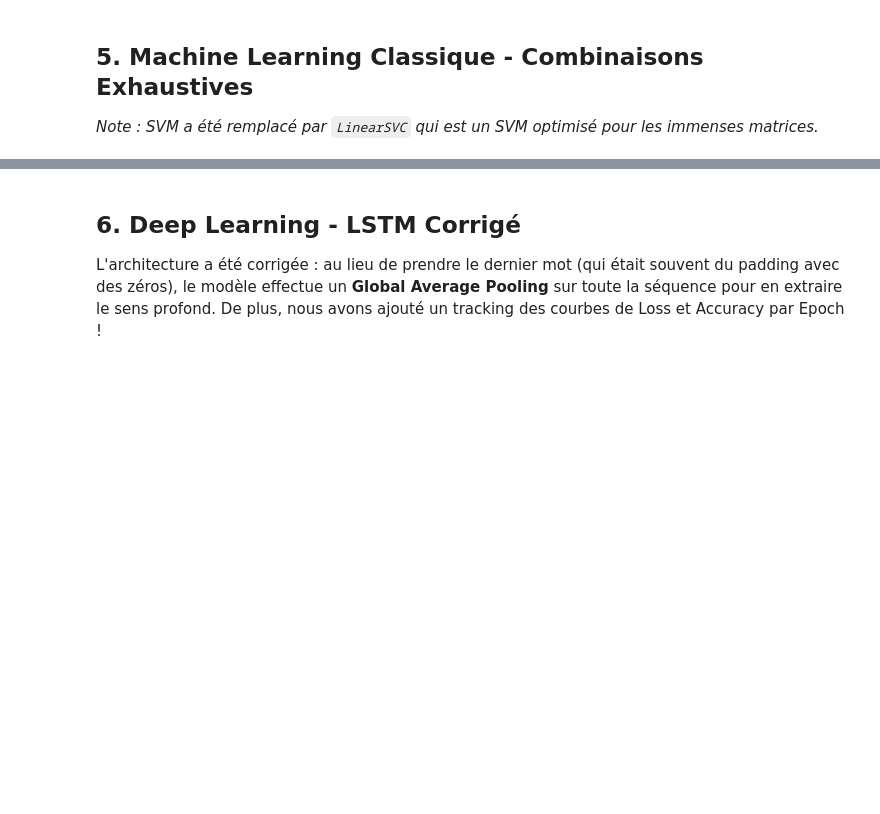
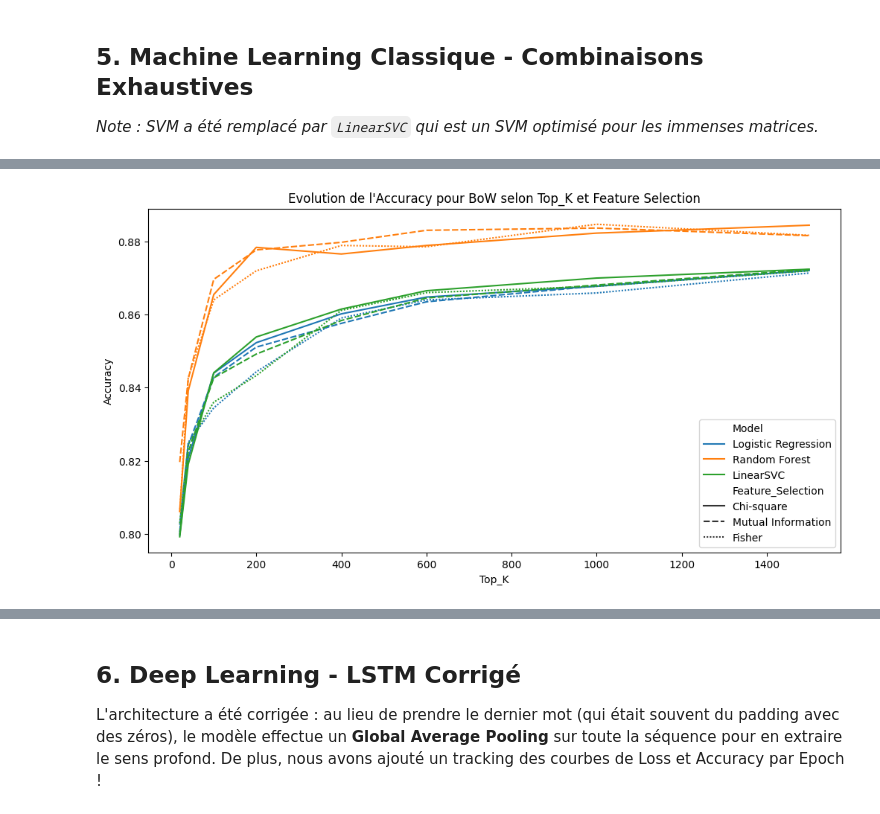
Before and after one commit to OmarElkhali/Fake-News-Detection, a Jupyter notebook: FakeNews_Pipeline_Complete.ipynb, the cells around one changed output, grey strips where cells are left out. Cells and saved outputs as stored; diff of their text form; code cells hidden in the pictures; blank space fills up the shorter version.

```diff
--- a/FakeNews_Pipeline_Complete.ipynb
+++ b/FakeNews_Pipeline_Complete.ipynb
@@ -236,0 +351,15 @@ print(f"\nLe meilleur modèle ML est {best_ml_model_info['name']} avec Accuracy
+# %%
+# Graphes : Evolution de l'accuracy en fonction du Top_K pour le meilleur couple Rep/FS
+try:
+    ml_results = df_results[df_results['Top_K'] != 'All']
+    ml_results['Top_K'] = ml_results['Top_K'].astype(int)
+
+    plt.figure(figsize=(12, 6))
+    sns.lineplot(data=ml_results[ml_results['Representation']=='BoW'], x='Top_K', y='Accuracy', hue='Model', style='Feature_Selection')
+    plt.title("Evolution de l'Accuracy pour BoW selon Top_K et Feature Selection")
+    plt.savefig("results/graphes/accuracy_bow_topk.png")
+    plt.show()
+except Exception as e:
+    print("Erreur de plot : ", e)
+# %% [output]
+[figure, added]
```
Also changed, not shown: parts of 16 cells of this notebook.
